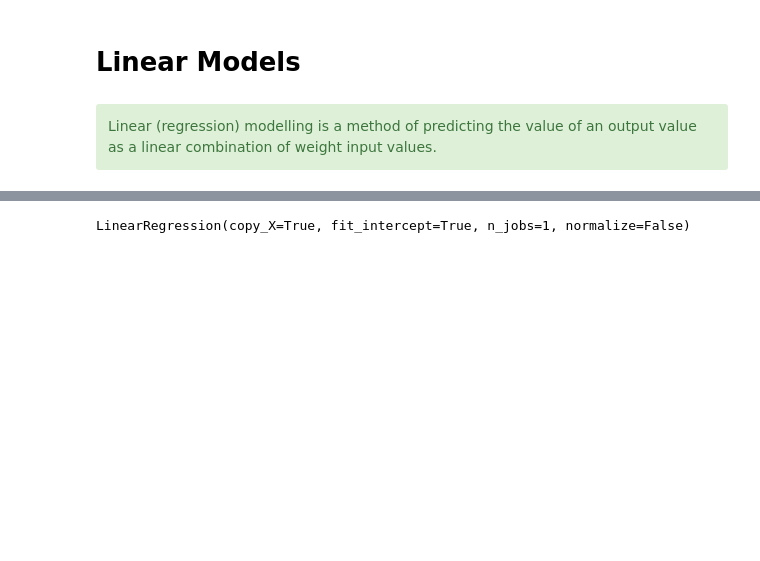
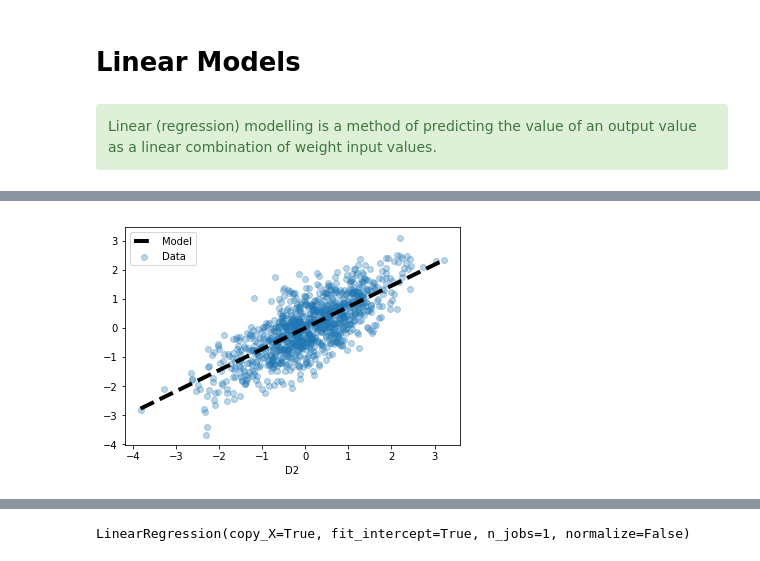
Before and after one commit to COGS108/Tutorials, a Jupyter notebook: 14-LinearModels.ipynb, the cells around one changed output, grey strips where cells are left out. Cells and saved outputs as stored; diff of their text form; code cells hidden in the pictures; blank space fills up the shorter version.

```diff
--- a/14-LinearModels.ipynb
+++ b/14-LinearModels.ipynb
@@ -95,0 +175,16 @@ We can also use more than 1 predictor variable.
+# %%
+## Plot the model fit line
+
+# Plot the orginal data (as before)
+plt.scatter(df['D1'], df['D2'], alpha=0.3, label='Data');
+
+# Generate and plot the model fit line
+xs = np.arange(df['D1'].min(), df['D1'].max())
+ys = 0.7246 * xs
+plt.plot(xs, ys, '--k', linewidth=4, label='Model')
+
+plt.xlabel('D1')
+plt.xlabel('D2')
+plt.legend();
+# %% [output]
+[figure, added]
```
Also changed, not shown: parts of 28 cells of this notebook, 5 other files.
